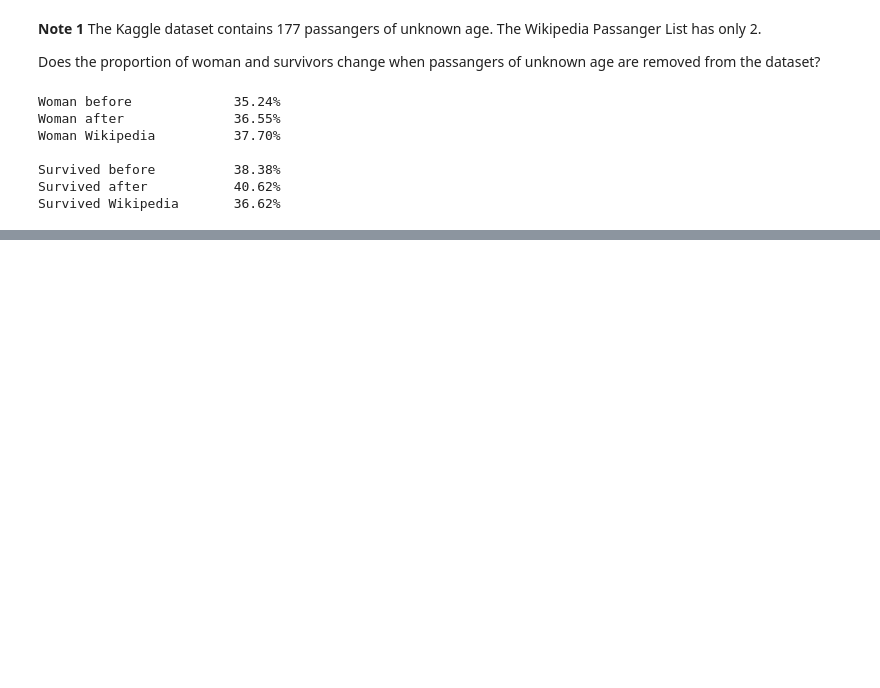
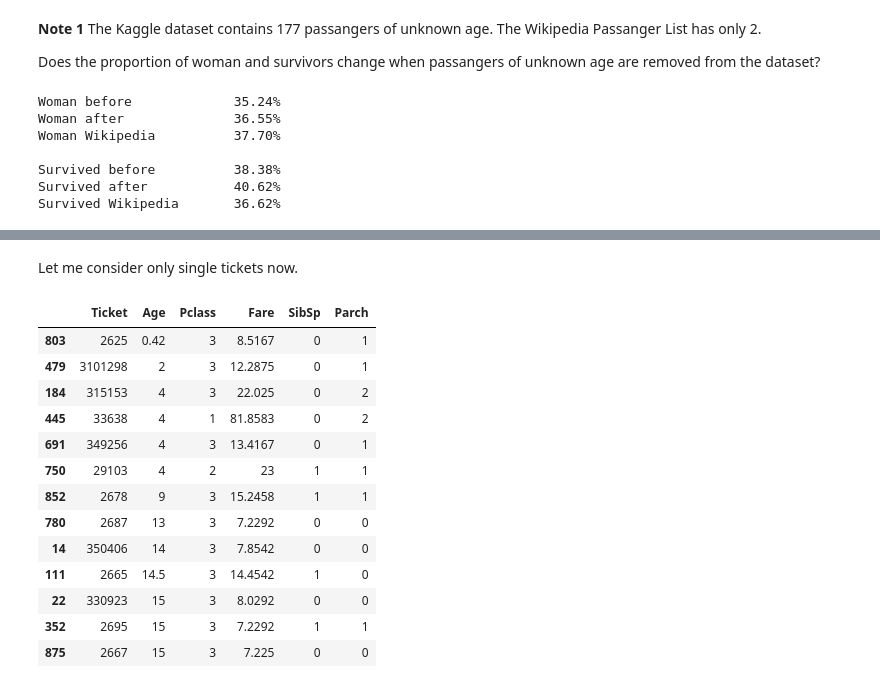
Before and after one commit to popolvar/udacity-dand-P2-titanic, a Jupyter notebook: Konecny P2 - Titanic.ipynb, the cells around one changed output, grey strips where cells are left out. Saved outputs shown, nothing was run; the diff lists cells and outputs as text; code cells hidden in the pictures; blank space fills up the shorter version.

```diff
--- a/Konecny P2 - Titanic.ipynb
+++ b/Konecny P2 - Titanic.ipynb
@@ -208,0 +353,29 @@ passangers_df_age[passangers_df_age["Age"]<=12][["Age","Pclass","Survived"]]
+# %% [markdown]
+Let me consider only single tickets now.
+# %%
+#returns list of tickets associated with only one passanger
+def filter_single_tickets(df):
+    #Series with single ticket names
+    grouped = df.groupby(["Ticket"]).size()
+    single_t = grouped[grouped == 1].index.tolist()
+
+    return df[df["Ticket"].isin(single_t)]
+
+df_single_ticket_only = filter_single_tickets(passangers_df_age)
+df_selected_age = df_single_ticket_only[(df_single_ticket_only["Age"] >=0.0) & (df_single_ticket_only["Age"] <=15)]
+display(df_selected_age[["Ticket","Age","Pclass","Fare","SibSp","Parch"]].sort_values("Age").style.applymap(highligh_cheap_fare, subset = ["Fare"]))
+# %% [output]
+|  | Ticket | Age | Pclass | Fare | SibSp | Parch |
+| 803 | 2625 | 0.42 | 3 | 8.5167 | 0 | 1 |
+| 479 | 3101298 | 2 | 3 | 12.2875 | 0 | 1 |
+| 184 | 315153 | 4 | 3 | 22.025 | 0 | 2 |
+| 445 | 33638 | 4 | 1 | 81.8583 | 0 | 2 |
+| 691 | 349256 | 4 | 3 | 13.4167 | 0 | 1 |
+| 750 | 29103 | 4 | 2 | 23 | 1 | 1 |
+| 852 | 2678 | 9 | 3 | 15.2458 | 1 | 1 |
+| 780 | 2687 | 13 | 3 | 7.2292 | 0 | 0 |
+| 14 | 350406 | 14 | 3 | 7.8542 | 0 | 0 |
+| 111 | 2665 | 14.5 | 3 | 14.4542 | 1 | 0 |
+| 22 | 330923 | 15 | 3 | 8.0292 | 0 | 0 |
+| 352 | 2695 | 15 | 3 | 7.2292 | 1 | 1 |
+| 875 | 2667 | 15 | 3 | 7.225 | 0 | 0 |
```
Also changed, not shown: parts of 15 cells of this notebook.
